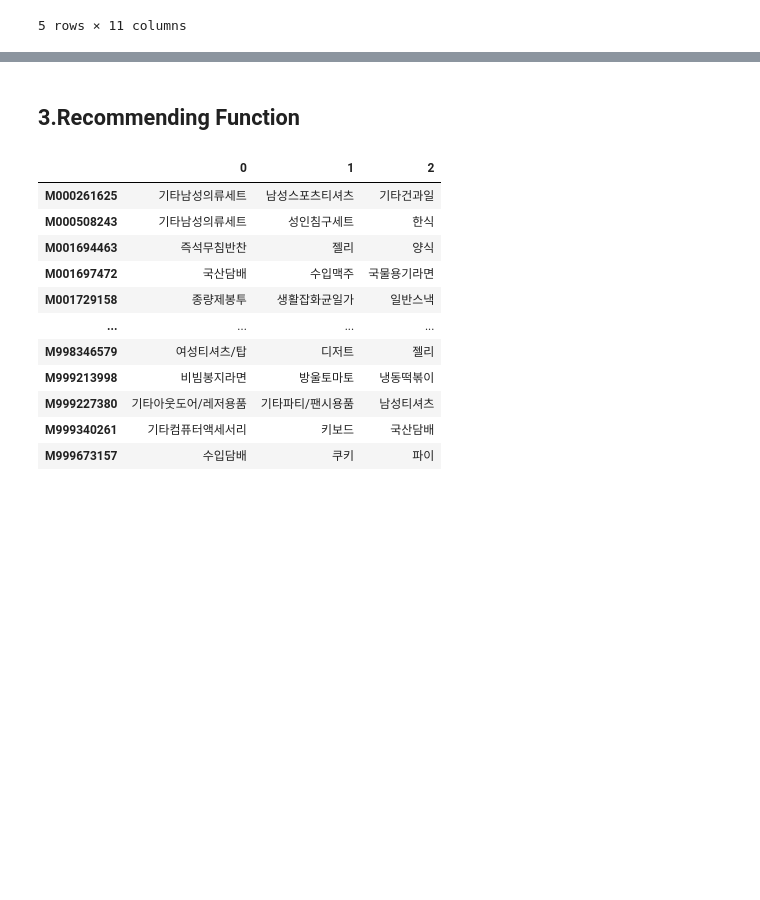
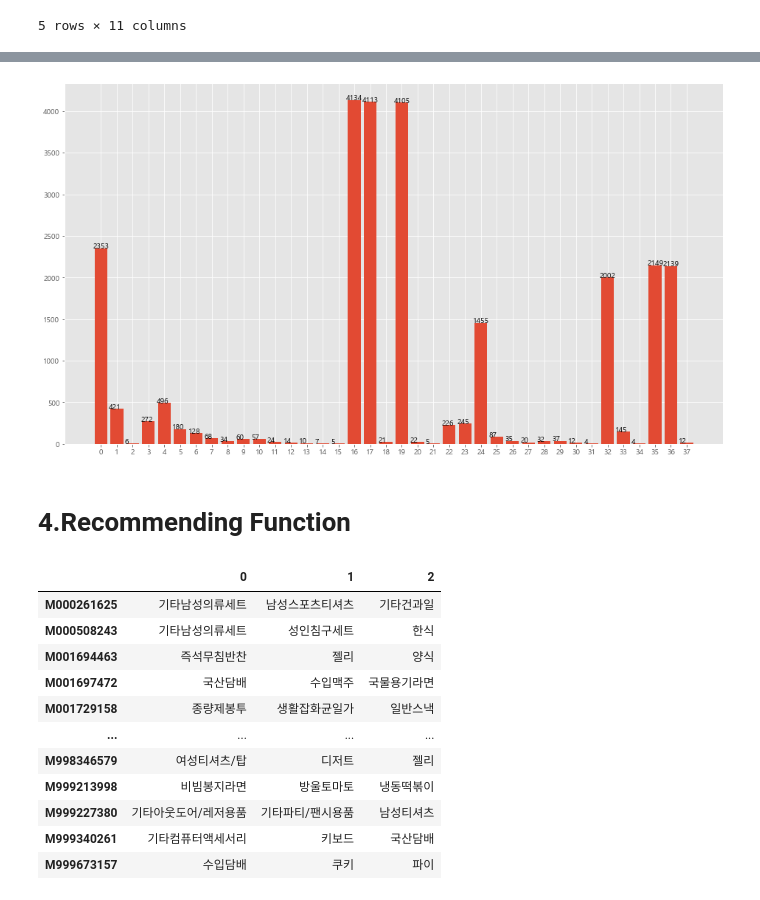
Before and after one commit to osy5882/Lpoint_competition, a Jupyter notebook: total_flow.ipynb, the cells around one changed output, grey strips where cells are left out. Drawn from its saved outputs; the diff is of its cells as text; code cells hidden in the pictures; blank space fills up the shorter version.

```diff
--- a/total_flow.ipynb
+++ b/total_flow.ipynb
@@ -203,5 +204,5 @@ def domain_clustering_ver2(df_main, df_sub, df_sub2):
 
     return df_off_A_label, df_off_B_label, df_off_C_label, df_off_D_label, df_not_off_A_label, df_not_off_B_label, df_not_off_C_label, df_not_off_D_label
 # %%
-df_off_A_label, df_off_B_label, df_off_C_label, df_off_D_label, df_not_off_A_label, df_not_off_B_label, df_not_off_C_label, df_not_off_D_label = domain_clustering_ver2(df_cust, df_pdde, df_pd_clac)
+df_off_A_label, df_off_B_label, df_off_C_label, df_off_D_label, df_not_off_A_label, df_not_off_B_label, df_not_off_C_label, df_not_off_D_label = domain_clustering_ver2(df_cust, df_train, df_pd_clac)
 # %% [markdown]
@@ -330,0 +393,8 @@ df_osy
+# %%
+plt.bar(x=df_clustering["comb_cluster"].value_counts().index, height=df_clustering["comb_cluster"].value_counts().values)
+for x in range(0,len(df_clustering["comb_cluster"].value_counts())):
+    plt.text(x=x-.5, y=df_clustering["comb_cluster"].value_counts()[x],s=f"{df_clustering['comb_cluster'].value_counts()[x]}")
+plt.xticks(range(0,len(df_clustering["comb_cluster"].value_counts())))
+plt.show()
+# %% [output]
+[figure, added]
@@ -331,5 +403,5 @@ df_osy
 # %% [markdown]
-## 3.Recommending Function
+# 4.Recommending Function
 # %%
 #함수화
 import copy
```
Also changed, not shown: parts of 33 cells of this notebook.
